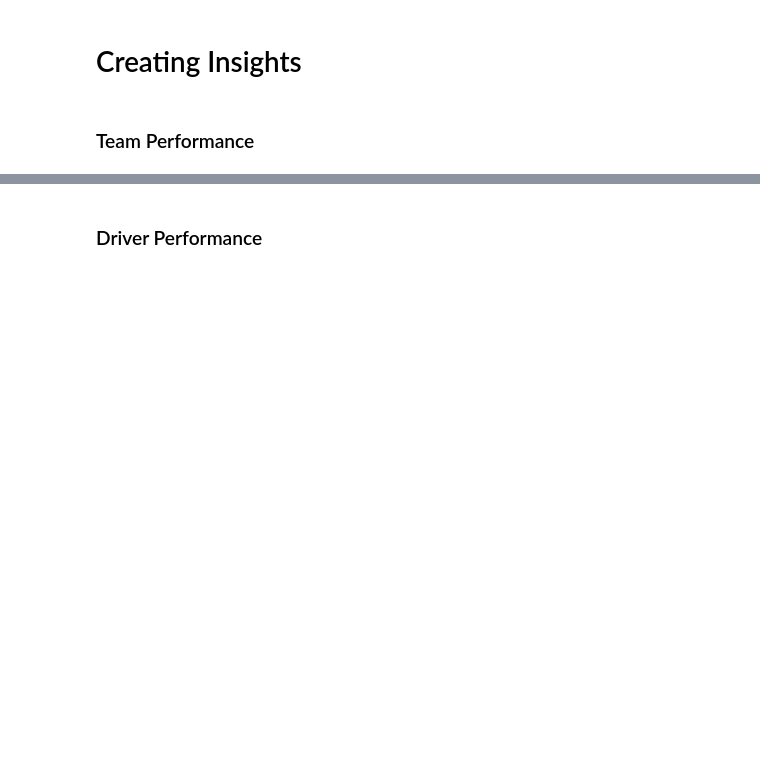
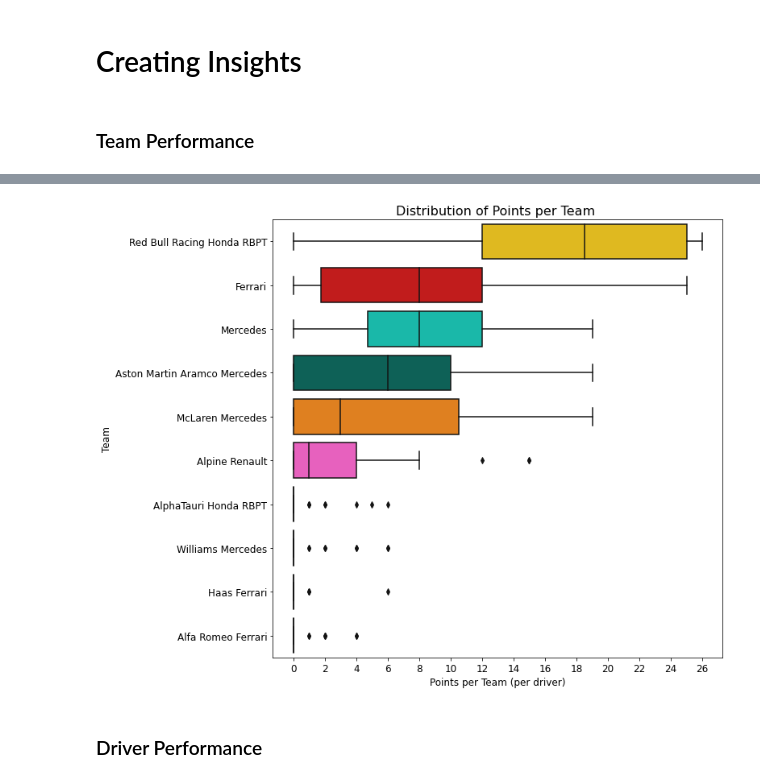
Before and after one commit to Wiktoria-Okla/BEE2041_EmpiricalProject, a Jupyter notebook: source code/blog.ipynb, the cells around one changed output, grey strips where cells are left out. Drawn from its saved outputs; the diff is of its cells as text; code cells hidden in the pictures; blank space fills up the shorter version.

```diff
--- a/source code/blog.ipynb
+++ b/source code/blog.ipynb
@@ -475,13 +542,15 @@ plt.show()
 # %%
 #creating a boxplot to visualise the distribution of points scored per team
 plt.figure(figsize = (10,10))
 sns.boxplot(x = 'PTS', y = 'Car', data = F1_sorted, palette = team_colours_func)
 plt.title('Distribution of Points per Team ', fontsize = 16)
-plt.xlabel('Points per Driver', fontsize = 12)
+plt.xlabel('Points per Team (per driver)', fontsize = 12)
 plt.ylabel('Team', fontsize = 12)
 plt.xticks(np.arange(0, 27, step=2),fontsize = 12)
 plt.yticks(fontsize = 12)
 plt.show()
+# %% [output]
+[figure, added]
 # %% [markdown]
 ### Driver Performance
 # %%
```
Also changed, not shown: parts of 27 cells of this notebook.
